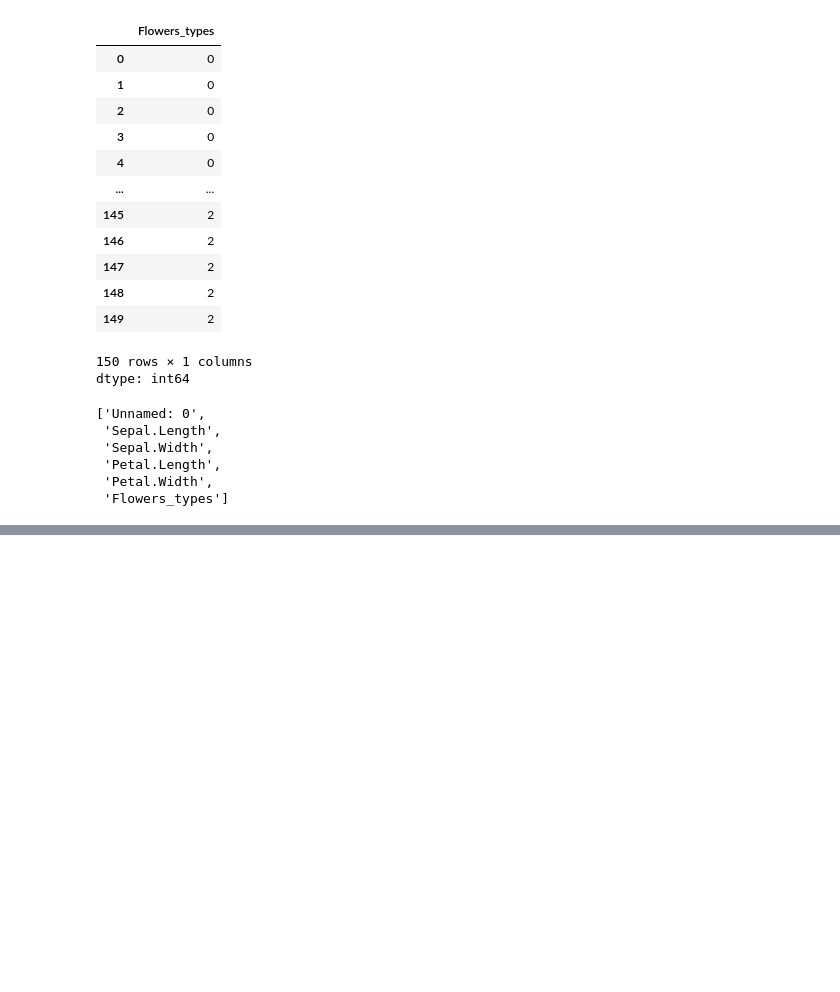
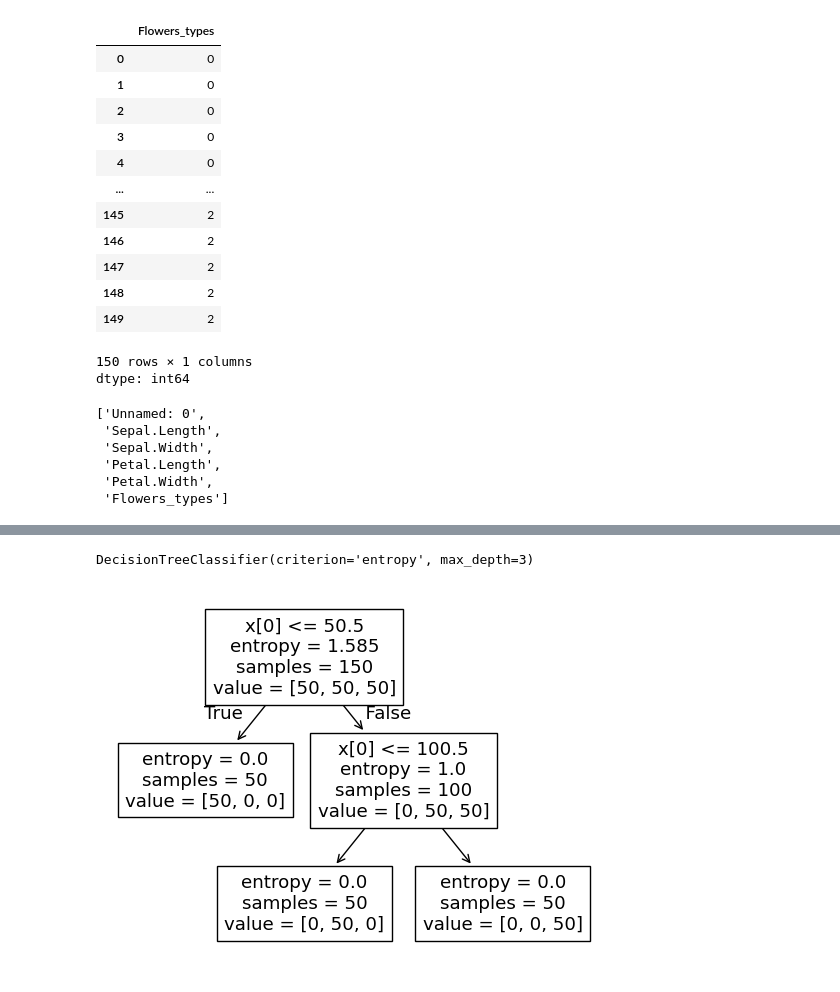
Before and after one commit to Santhoshreddy-aiml/2311CS020570-Excelr-, a Jupyter notebook: Decision_Tree_.ipynb, the cells around one changed output, grey strips where cells are left out. Cells and saved outputs as stored; diff of their text form; code cells hidden in the pictures; blank space fills up the shorter version.

```diff
--- a/Decision_Tree_.ipynb
+++ b/Decision_Tree_.ipynb
@@ -130,0 +151,9 @@ colnames
+# %%
+model = DecisionTreeClassifier(criterion = 'entropy',max_depth=3)
+model.fit(x,y)
+# %% [output]
+DecisionTreeClassifier(criterion='entropy', max_depth=3)
+# %%
+tree.plot_tree(model);
+# %% [output]
+[figure, added]
```
Also changed, not shown: parts of 3 cells of this notebook.
